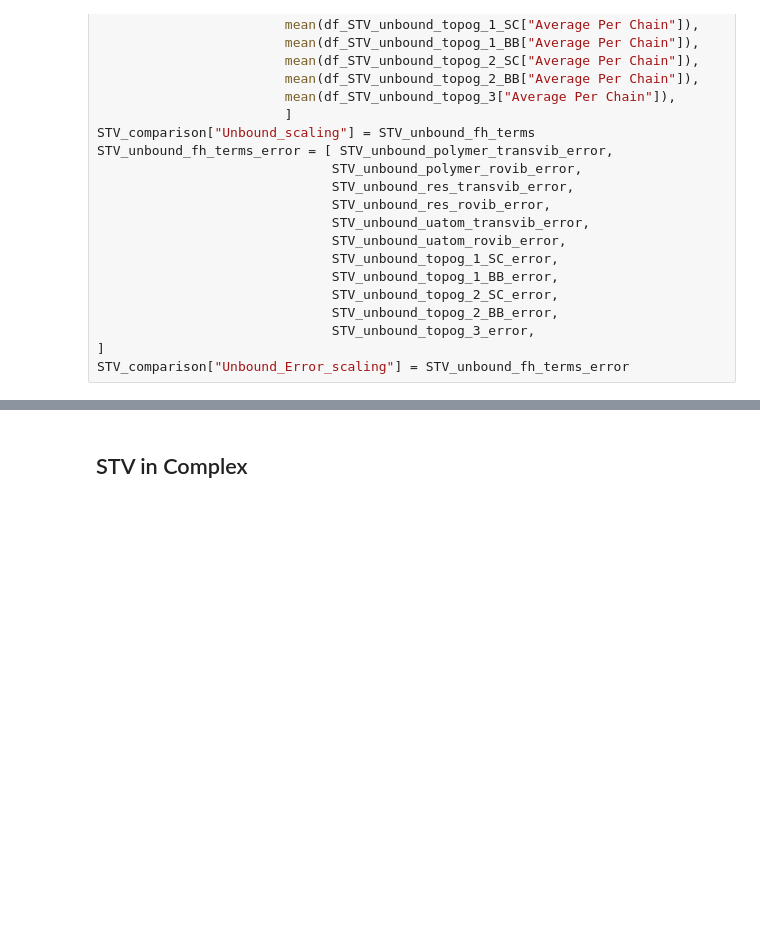
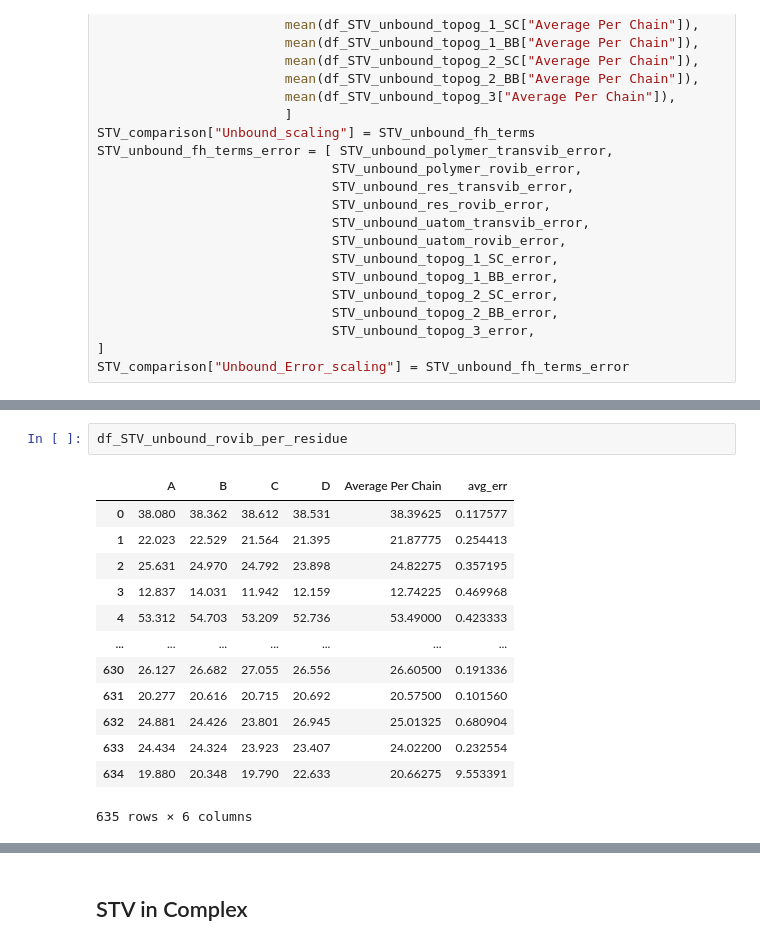
Before and after one commit to ioanaapapa/STV_BTN_Analysis, a Jupyter notebook: STV_BTN_Analysis.ipynb, the cells around one changed output, grey strips where cells are left out. Cells and saved outputs as stored; diff of their text form; blank space fills up the shorter version.

```diff
--- a/STV_BTN_Analysis.ipynb
+++ b/STV_BTN_Analysis.ipynb
@@ -602,0 +721,16 @@ STV_comparison
+# %%
+df_STV_unbound_rovib_per_residue
+# %% [output]
+|  | A | B | C | D | Average Per Chain | avg_err |
+| 0 | 38.080 | 38.362 | 38.612 | 38.531 | 38.39625 | 0.117577 |
+| 1 | 22.023 | 22.529 | 21.564 | 21.395 | 21.87775 | 0.254413 |
+| 2 | 25.631 | 24.970 | 24.792 | 23.898 | 24.82275 | 0.357195 |
+| 3 | 12.837 | 14.031 | 11.942 | 12.159 | 12.74225 | 0.469968 |
+| 4 | 53.312 | 54.703 | 53.209 | 52.736 | 53.49000 | 0.423333 |
+| ... | ... | ... | ... | ... | ... | ... |
+| 630 | 26.127 | 26.682 | 27.055 | 26.556 | 26.60500 | 0.191336 |
+| 631 | 20.277 | 20.616 | 20.715 | 20.692 | 20.57500 | 0.101560 |
+| 632 | 24.881 | 24.426 | 23.801 | 26.945 | 25.01325 | 0.680904 |
+| 633 | 24.434 | 24.324 | 23.923 | 23.407 | 24.02200 | 0.232554 |
+| 634 | 19.880 | 20.348 | 19.790 | 22.633 | 20.66275 | 9.553391 |
+635 rows × 6 columns
```
Also changed, not shown: parts of 31 cells of this notebook, 42 other files.
